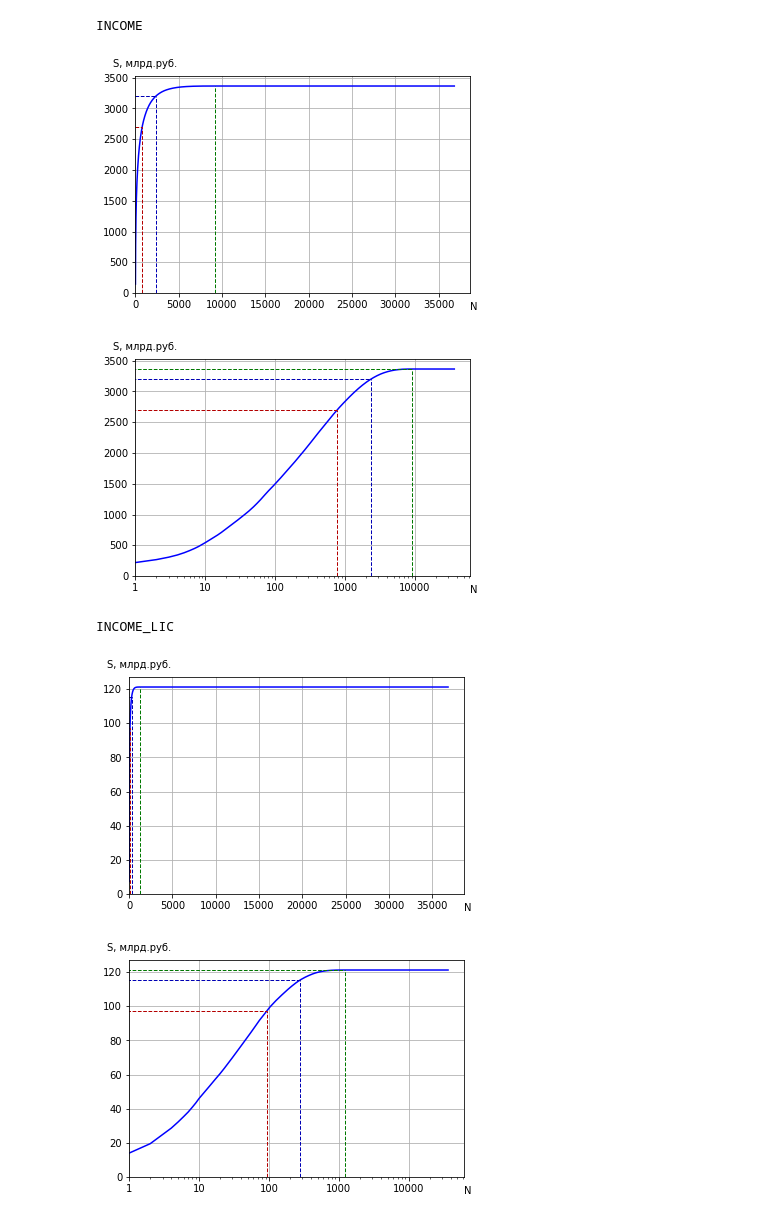
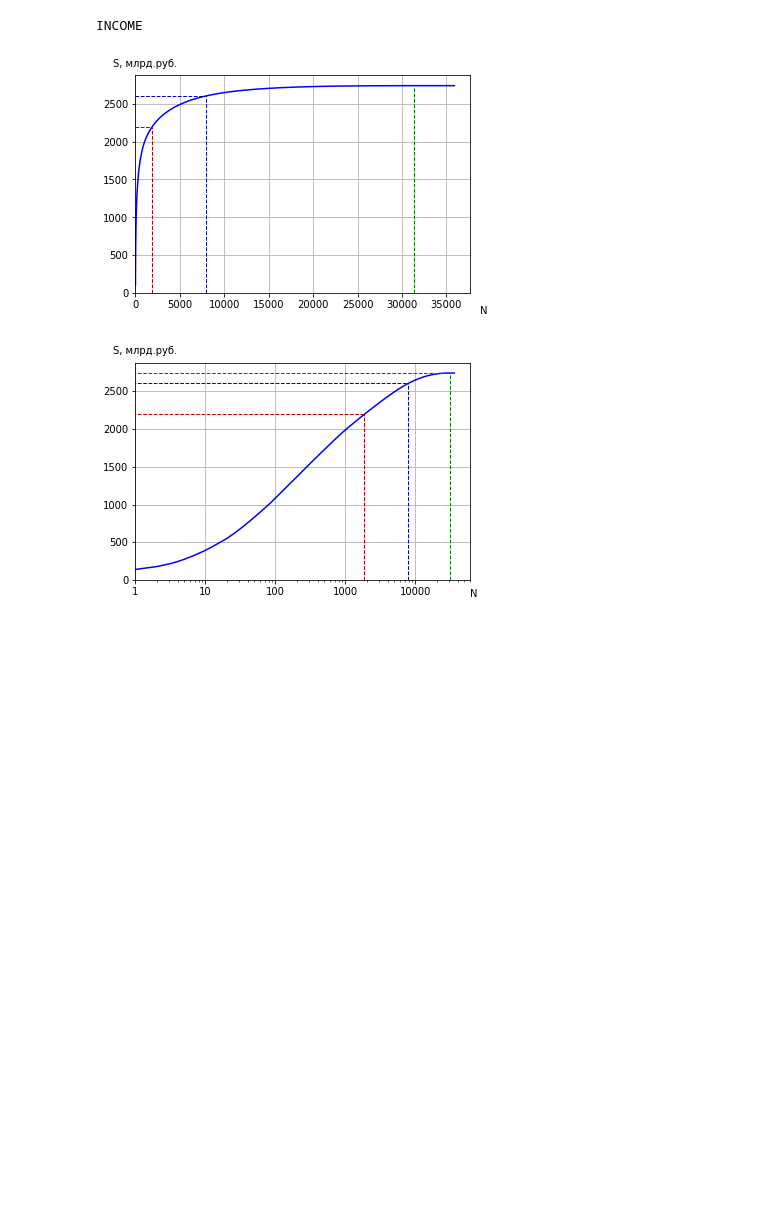
Before and after one commit to godofflipping/IT_Market, a Jupyter notebook: testing.ipynb, the cells around one changed output. Cells and saved outputs as stored; diff of their text form; code cells hidden in the pictures; blank space fills up the shorter version.

```diff
--- a/testing.ipynb
+++ b/testing.ipynb
@@ -52,5 +104,5 @@ def one_quarter(column, year, quarter):
 # %%
-year = 2021
+year = 2020
 quarter = 3
 df_income, df_income_A, df_income_B, df_income_C = one_quarter(column=column1, year=year, quarter=quarter)
 df_income_liс, df_income_liс_A, df_income_liс_B, df_income_liс_C = one_quarter(column=column2, year=year, quarter=quarter)
@@ -101,14 +157,14 @@ def plot_normal(df_param, df_param_A, df_param_B, df_param_C, column, phrase, di
     sum = 0
     for i in df_param[column0]:
         if i != 0:
-            sum += df_param[df_param[column0] == i][column].item() / divider
+            sum += df_param.loc[(df_param[column0] == i), column].item() / divider
         y.append(sum)
 
     figure, ax = plt.subplots()
     ax.set_ylabel(phrase, rotation='horizontal')
     ax.set_xlabel('N')
     ax.yaxis.set_label_coords(0.03, 1.03)
-    ax.xaxis.set_label_coords(1.01, -0.04)
+    ax.xaxis.set_label_coords(1.04, -0.06)
     ax.ticklabel_format(useOffset=False, style='plain')
     ax.plot(x, y, color='blue', markersize=3.)
     A = df_param_A[column0].size
@@ -132,7 +188,7 @@ def plot_log(df_param, df_param_A, df_param_B, df_param_C, column, phrase, divid
     sum = 0
     for i in df_param[column0]:
         if i != 0:
-            sum += df_param[df_param[column0] == i][column].item() / divider
+            sum += df_param.loc[(df_param[column0] == i), column].item() / divider
         y.append(sum)
 
     figure, ax = plt.subplots()
@@ -163,39 +219,38 @@ def plot_log(df_param, df_param_A, df_param_B, df_param_C, column, phrase, divid
 # %%
 print("INCOME")
 figure = plot_normal(df_income, df_income_A, df_income_B, df_income_C, column1, phrase='S, млрд.руб.', divider=1e9)
-figure.savefig('./ABC(no average salary)/AS1-ABC-Income-2021Q3.png', format='png')
-figure.savefig('./ABC(no average salary)/AS1-ABC-Income-2021Q3.eps', format='eps')
+figure.savefig('./ABC(no average salary)/AS1-ABC-Income-2020Q3.png', format='png')
+figure.savefig('./ABC(no average salary)/AS1-ABC-Income-2020Q3.eps', format='eps', transparent=True)
 figure = plot_log(df_income, df_income_A, df_income_B, df_income_C, column1, phrase='S, млрд.руб.', divider=1e9)
-figure.savefig('./ABC(no average salary)/AS1-ABC-Income-2021Q3-log2.png', format='png')
-figure.savefig('./ABC(no average salary)/AS1-ABC-Income-2021Q3-log2.eps', format='eps')
+figure.savefig('./ABC(no average salary)/AS1-ABC-Income-2020Q3-log.png', format='png')
+figure.savefig('./ABC(no average salary)/AS1-ABC-Income-2020Q3-log.eps', format='eps', transparent=True)
 
-print("INCOME_LIC")
-figure = plot_normal(df_income_liс, df_income_liс_A, df_income_liс_B, df_income_liс_C, column2, phrase='S, млрд.руб.', divider=1e9)
-figure.savefig('./ABC(no average salary)/AS1-ABC-Income_lic-2021Q3.png', format='png')
-figure.savefig('./ABC(no average salary)/AS1-ABC-Income_lic-2021Q3.eps', format='eps')
-figure = plot_log(df_income_liс, df_income_liс_A, df_income_liс_B, df_income_liс_C, column2, phrase='S, млрд.руб.', divider=1e9)
-figure.savefig('./ABC(no average salary)/AS1-ABC-Income_lic-2021Q3-log2.png', format='png')
-figure.savefig('./ABC(no average salary)/AS1-ABC-Income_lic-2021Q3-log2.eps', format='eps')
+#print("INCOME_LIC")
+#figure = plot_normal(df_income_liс, df_income_liс_A, df_income_liс_B, df_income_liс_C, column2, phrase='S, млрд.руб.', divider=1e9)
+#figure.savefig('./ABC(no average salary)/AS1-ABC-Income_lic-2021Q3.png', format='png')
+#figure.savefig('./ABC(no average salary)/AS1-ABC-Income_lic-2021Q3.eps', format='eps')
+#figure = plot_log(df_income_liс, df_income_liс_A, df_income_liс_B, df_income_liс_C, column2, phrase='S, млрд.руб.', divider=1e9)
+#figure.savefig('./ABC(no average salary)/AS1-ABC-Income_lic-2021Q3-log2.png', format='png')
+#figure.savefig('./ABC(no average salary)/AS1-ABC-Income_lic-2021Q3-log2.eps', format='eps')
 
-print("EMPLOYEE_NUM")
-figure = plot_normal(df_employee, df_employee_A, df_employee_B, df_employee_C, column3, phrase='S', divider=1e3)
-figure.savefig('./ABC(no average salary)/AS1-ABC-Employee_num-2021Q3.png', format='png')
-figure.savefig('./ABC(no average salary)/AS1-ABC-Employee_num-2021Q3.eps', format='eps')
-figure = plot_log(df_employee, df_employee_A, df_employee_B, df_employee_C, column3, phrase='S', divider=1e3)
-figure.savefig('./ABC(no average salary)/AS1-ABC-Employee_num-2021Q3-log2.png', format='png')
-figure.savefig('./ABC(no average salary)/AS1-ABC-Employee_num-2021Q3-log2.eps', format='eps')
+#print("EMPLOYEE_NUM")
+#figure = plot_normal(df_employee, df_employee_A, df_employee_B, df_employee_C, column3, phrase='S, тыс.', divider=1e3)
+#figure.savefig('./ABC(no average salary)/AS1-ABC-Employee_num-2021Q3.png', format='png')
+#figure.savefig('./ABC(no average salary)/AS1-ABC-Employee_num-2021Q3.eps', format='eps')
+#figure = plot_log(df_employee, df_employee_A, df_employee_B, df_employee_C, column3, phrase='S, тыс.', divider=1e3)
+#figure.savefig('./ABC(no average salary)/AS1-ABC-Employee_num-2021Q3-log2.png', format='png')
+#figure.savefig('./ABC(no average salary)/AS1-ABC-Employee_num-2021Q3-log2.eps', format='eps')
 
-print("TAXES")
-figure = plot_normal(df_taxes, df_taxes_A, df_taxes_B, df_taxes_C, column4, phrase='S, млрд.руб.', divider=1e9)
-figure.savefig('./ABC(no average salary)/AS1-ABC-Taxes-2021Q3.png', format='png')
-figure.savefig('./ABC(no average salary)/AS1-ABC-Taxes-2021Q3.eps', format='eps')
-figure = plot_log(df_taxes, df_taxes_A, df_taxes_B, df_taxes_C, column4, phrase='S, млрд.руб.', divider=1e9)
-figure.savefig('./ABC(no average salary)/AS1-ABC-Taxes-2021Q3-log2.png', format='png')
-figure.savefig('./ABC(no average salary)/AS1-ABC-Taxes-2021Q3-log2.eps', format='eps')
+#print("TAXES")
+#figure = plot_normal(df_taxes, df_taxes_A, df_taxes_B, df_taxes_C, column4, phrase='S, млрд.руб.', divider=1e9)
+#figure.savefig('./ABC(no average salary)/AS1-ABC-Taxes-2019.png', format='png')
+#figure.savefig('./ABC(no average salary)/AS1-ABC-Taxes-2019.eps', format='eps')
+#figure = plot_log(df_taxes, df_taxes_A, df_taxes_B, df_taxes_C, column4, phrase='S, млрд.руб.', divider=1e9)
+#figure.savefig('./ABC(no average salary)/AS1-ABC-Taxes-2019-log2.png', format='png')
+#figure.savefig('./ABC(no average salary)/AS1-ABC-Taxes-2019-log2.eps', format='eps')
+
+#print(df_taxes[column0].size - df_taxes_A[column0].size - df_taxes_B[column0].size - df_taxes_C[column0].size)
 # %% [output]
 INCOME
-[figure, old version]
+[figure, new version]
-[figure, old version]
+[figure, new version]
-INCOME_LIC
-[figure, removed]
-[figure, removed]
```
Also changed, not shown: parts of 9 cells of this notebook, 1 other file.
